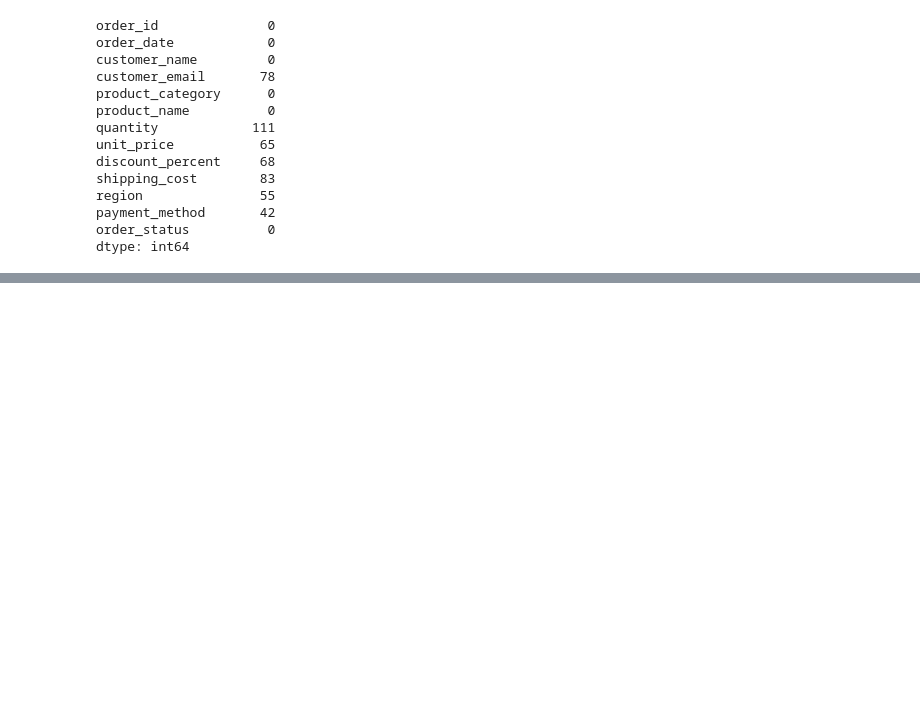
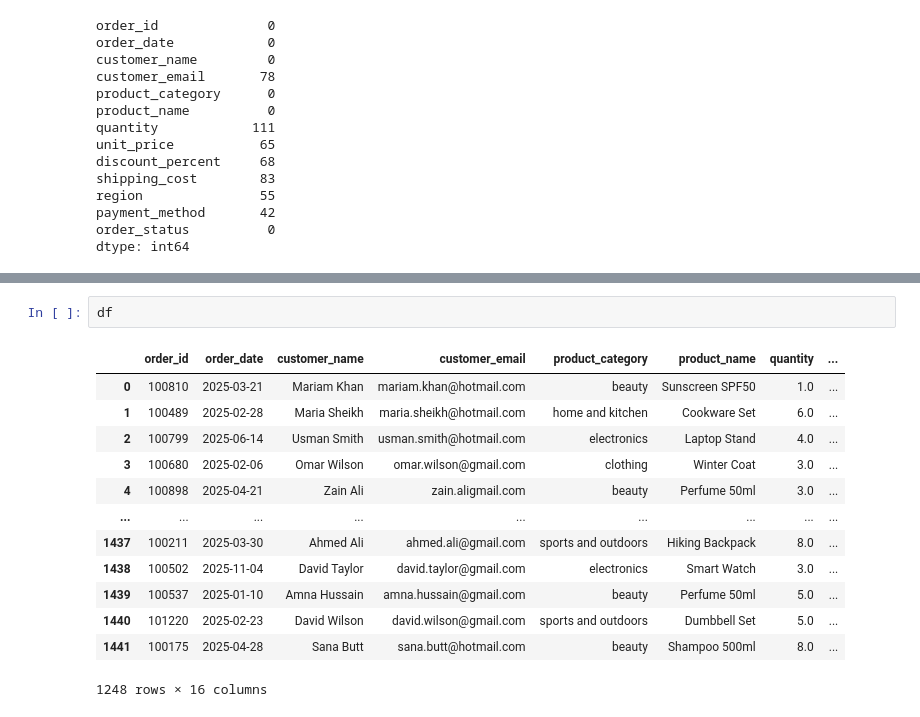
Before and after one commit to Abdur-Rehman15/numpy-pandas-project, a Jupyter notebook: practice_project.ipynb, the cells around one changed output, grey strips where cells are left out. Cells and saved outputs as stored; diff of their text form; blank space fills up the shorter version.

```diff
--- a/practice_project.ipynb
+++ b/practice_project.ipynb
@@ -129,0 +144,16 @@ df["customer_name"] = df["customer_name"].str.title()
+# %%
+df
+# %% [output]
+|  | order_id | order_date | customer_name | customer_email | product_category | product_name | quantity | ... |
+| 0 | 100810 | 2025-03-21 | Mariam Khan | mariam.khan@hotmail.com | beauty | Sunscreen SPF50 | 1.0 | ... |
+| 1 | 100489 | 2025-02-28 | Maria Sheikh | maria.sheikh@hotmail.com | home and kitchen | Cookware Set | 6.0 | ... |
+| 2 | 100799 | 2025-06-14 | Usman Smith | usman.smith@hotmail.com | electronics | Laptop Stand | 4.0 | ... |
+| 3 | 100680 | 2025-02-06 | Omar Wilson | omar.wilson@gmail.com | clothing | Winter Coat | 3.0 | ... |
+| 4 | 100898 | 2025-04-21 | Zain Ali | zain.aligmail.com | beauty | Perfume 50ml | 3.0 | ... |
+| ... | ... | ... | ... | ... | ... | ... | ... | ... |
+| 1437 | 100211 | 2025-03-30 | Ahmed Ali | ahmed.ali@gmail.com | sports and outdoors | Hiking Backpack | 8.0 | ... |
+| 1438 | 100502 | 2025-11-04 | David Taylor | david.taylor@gmail.com | electronics | Smart Watch | 3.0 | ... |
+| 1439 | 100537 | 2025-01-10 | Amna Hussain | amna.hussain@gmail.com | beauty | Perfume 50ml | 5.0 | ... |
+| 1440 | 101220 | 2025-02-23 | David Wilson | david.wilson@gmail.com | sports and outdoors | Dumbbell Set | 5.0 | ... |
+| 1441 | 100175 | 2025-04-28 | Sana Butt | sana.butt@hotmail.com | beauty | Shampoo 500ml | 8.0 | ... |
+1248 rows × 16 columns
```
Also changed, not shown: parts of 32 cells of this notebook, 1 other file.
